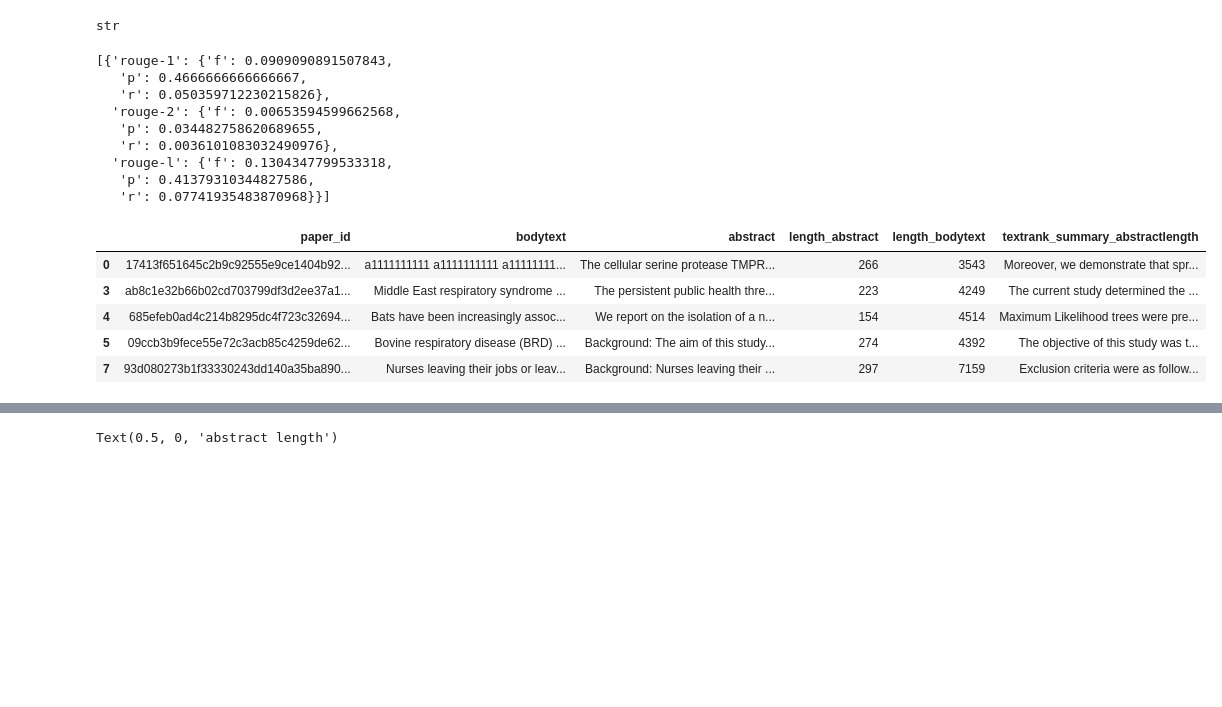
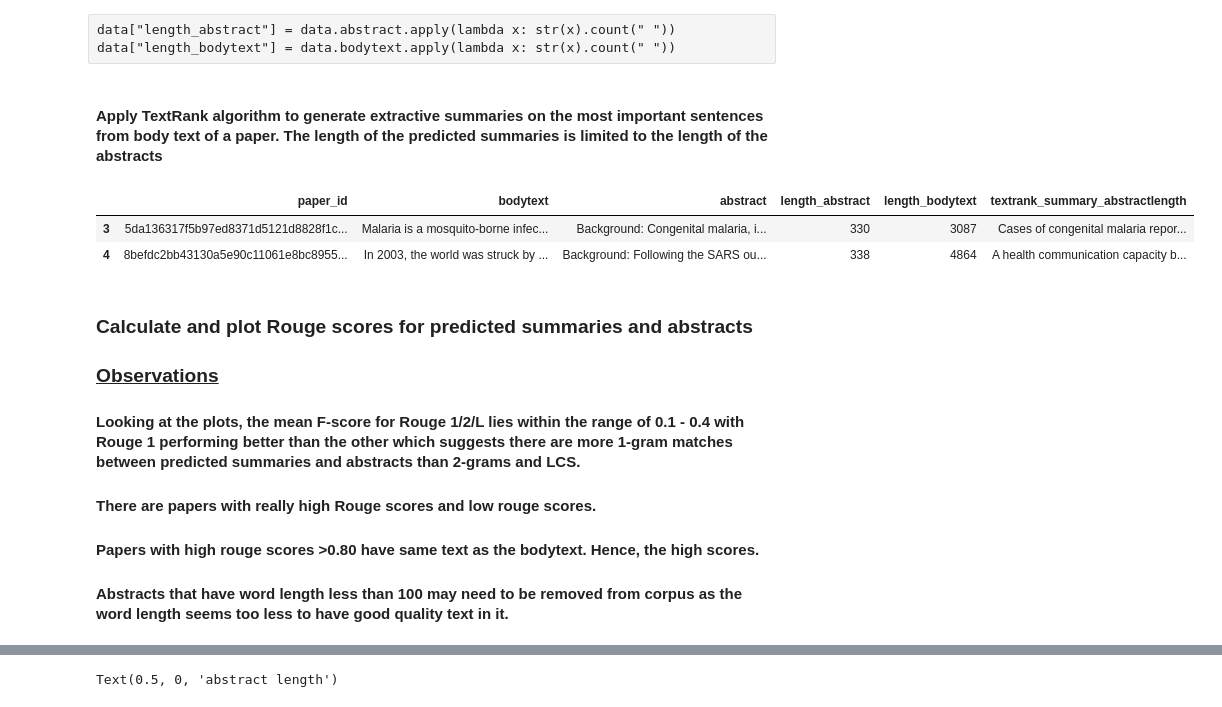
Before and after one commit to Prajakta15Patil/COVID-analysis, a Jupyter notebook: code/covid_analysis.ipynb, the cells around one changed output, grey strips where cells are left out. Drawn from its saved outputs; the diff is of its cells as text; code cells hidden in the pictures; blank space fills up the shorter version.

Commit message:
Adding markdowns to covid_analysis and extract_data files

```diff
--- a/code/covid_analysis.ipynb
+++ b/code/covid_analysis.ipynb
@@ -14,5 +21,5 @@ import numpy as np
 # %%
-path = '/home/prajakta/Documents/SharpestMinds/COVID-analysis/data/*.json'
+path = '/home/ubuntu/data/*.json'
 files = glob.glob(path)
 papers = []
 for file in files:
@@ -20,8 +27,21 @@ for file in files:
             text = json.load(json_file)
             papers.append([text['paper_id'], text['bodytext'], text['abstract']])
 data = pd.DataFrame(papers, columns = ['paper_id', 'bodytext', 'abstract'])
-filter = data.abstract != ""
+filter = (data.abstract != "") & (data.bodytext != "")
 data = data[filter]
-#data = data[(data.paper_id != "a6f478369adbfd8be967251a9bb0dd17fa436c45")]
+
+data['len_bt'] = data.bodytext.map(lambda x: len(x.split(" ")))
+data['len_ab'] = data.abstract.map(lambda x: len(x.split(" ")))
+
+
+data.query('len_bt>=10 and len_ab >=10', inplace = True)
+
+#identify languages of texts to filter out non-english papers
+data['bt_lang'] = data.bodytext.map(lambda x: detect(x))
+data['ab_lang'] = data.abstract.map(lambda x: detect(x))
+
+#use only english papers
+data = data[(data['bt_lang'] == 'en') & (data['ab_lang'] == 'en')]
+
 x = data.drop('abstract', axis = 1)
 y = data.abstract
@@ -94,39 +58,23 @@ Name: abstract, dtype: object
-# %%
-nlp = spacy.load("en_core_web_sm")
-doc = nlp(data.bodytext[5])
-abstract = data.abstract[5]
-sentences = list(doc.sents)
-sentence = random.choice(sentences)
-type(str(sentence))
-# %% [output]
-str
-# %%
-evaluator = Rouge()
-scores = evaluator.get_scores(str(sentence), abstract)
-scores
-# %% [output]
-[{'rouge-1': {'f': 0.0909090891507843,
-   'p': 0.4666666666666667,
-   'r': 0.050359712230215826},
-  'rouge-2': {'f': 0.00653594599662568,
-   'p': 0.034482758620689655,
-   'r': 0.0036101083032490976},
-  'rouge-l': {'f': 0.1304347799533318,
-   'p': 0.41379310344827586,
-   'r': 0.07741935483870968}}]
-# %%
-data["length_abstract"] = data.abstract.apply(lambda x: str(x).count(" "))
-data["length_bodytext"] = data.bodytext.apply(lambda x: str(x).count(" "))
+# %% [raw]
+data["length_abstract"] = data.abstract.apply(lambda x: str(x).count(" "))
+data["length_bodytext"] = data.bodytext.apply(lambda x: str(x).count(" "))
+# %% [markdown]
+#### Apply TextRank algorithm to generate extractive summaries on the most important sentences from body text of a paper. The length of the predicted summaries is limited to the length of the abstracts
 # %%
 #%%timeit
-data["textrank_summary_abstractlength"]=data.apply(lambda x: summarizer.summarize(str(x.bodytext), words = x.length_abstract), axis = 1)
-data.head()
+data["textrank_summary"]=data.apply(lambda x: summarizer.summarize(str(x.bodytext), words = x.length_ab), axis = 1)
+data[:2]
 # %% [output]
 |  | paper_id | bodytext | abstract | length_abstract | length_bodytext | textrank_summary_abstractlength |
-| 0 | 17413f651645c2b9c92555e9ce1404b92... | a1111111111 a1111111111 a11111111... | The cellular serine protease TMPR... | 266 | 3543 | Moreover, we demonstrate that spr... |
-| 3 | ab8c1e32b66b02cd703799df3d2ee37a1... | Middle East respiratory syndrome ... | The persistent public health thre... | 223 | 4249 | The current study determined the ... |
-| 4 | 685efeb0ad4c214b8295dc4f723c32694... | Bats have been increasingly assoc... | We report on the isolation of a n... | 154 | 4514 | Maximum Likelihood trees were pre... |
-| 5 | 09ccb3b9fece55e72c3acb85c4259de62... | Bovine respiratory disease (BRD) ... | Background: The aim of this study... | 274 | 4392 | The objective of this study was t... |
-| 7 | 93d080273b1f33330243dd140a35ba890... | Nurses leaving their jobs or leav... | Background: Nurses leaving their ... | 297 | 7159 | Exclusion criteria were as follow... |
+| 3 | 5da136317f5b97ed8371d5121d8828f1c... | Malaria is a mosquito-borne infec... | Background: Congenital malaria, i... | 330 | 3087 | Cases of congenital malaria repor... |
+| 4 | 8befdc2bb43130a5e90c11061e8bc8955... | In 2003, the world was struck by ... | Background: Following the SARS ou... | 338 | 4864 | A health communication capacity b... |
+# %% [markdown]
+### Calculate and plot Rouge scores for predicted summaries and abstracts
+
+### <u>Observations</u>
+#### Looking at the plots, the mean F-score for Rouge 1/2/L lies within the range of 0.1 - 0.4 with Rouge 1 performing better than the other which suggests there are more 1-gram matches between predicted summaries and abstracts than 2-grams and LCS.
+#### There are papers with really high Rouge scores and low rouge scores.
+#### Papers with high rouge scores >0.80 have same text as the bodytext. Hence, the high scores.
+#### Abstracts that have word length less than 100 may need to be removed from corpus as the word length seems too less to have good quality text in it.
 # %%
 def cal_rougescore(row,metric, measure):
```
Also changed, not shown: parts of 26 cells of this notebook, 1 other file.
